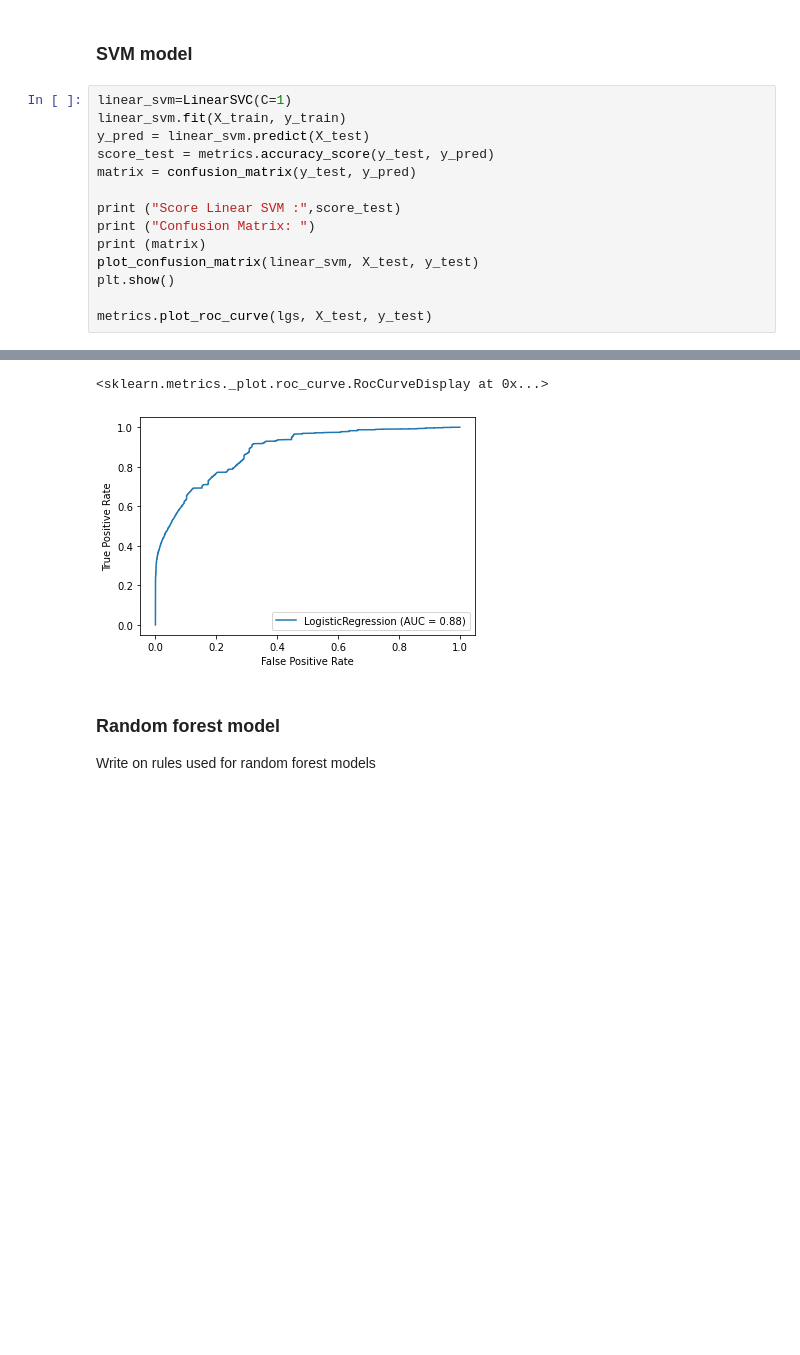
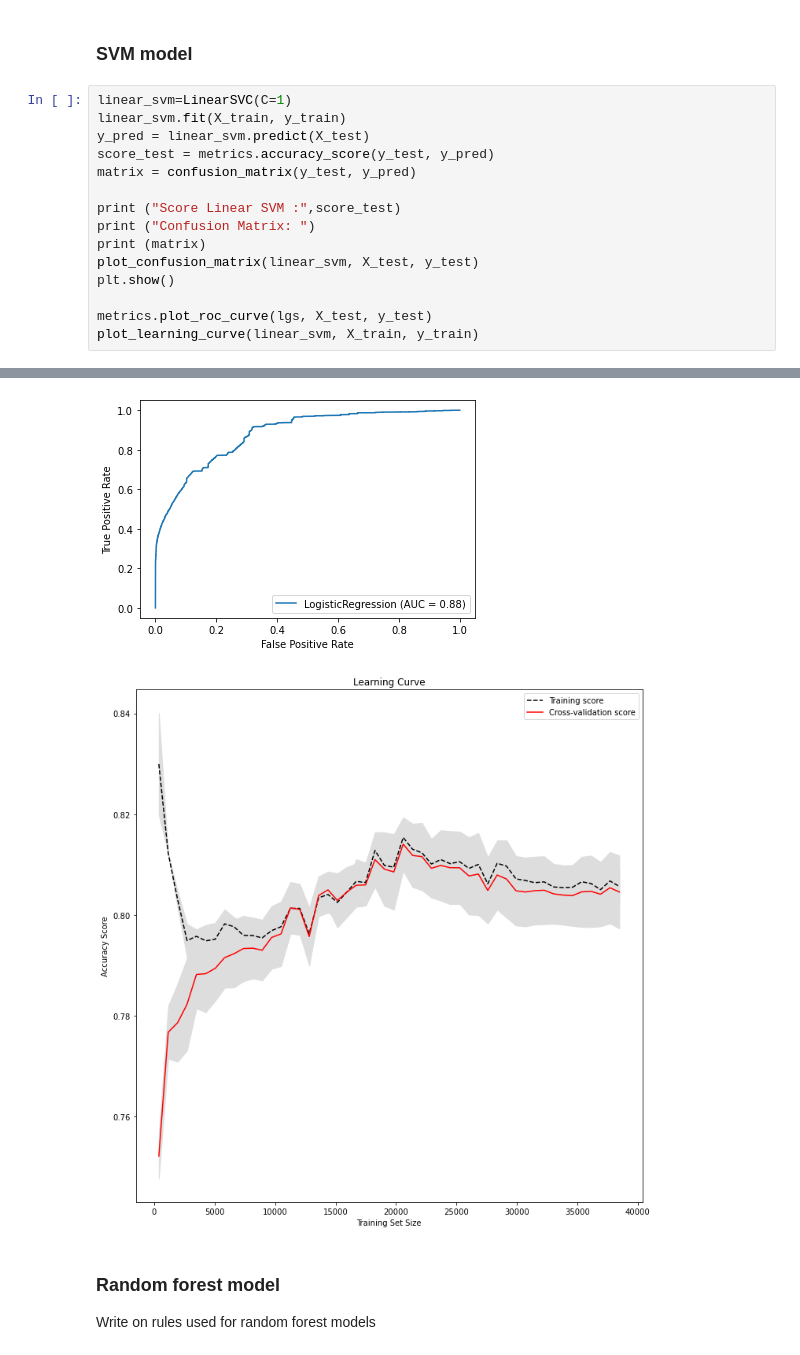
Before and after one commit to Aldair2202/Dissertation, a Jupyter notebook: Solution/Prototype1.ipynb, the cells around one changed output, grey strips where cells are left out. Cells and saved outputs as stored; diff of their text form; blank space fills up the shorter version.

```diff
--- a/Solution/Prototype1.ipynb
+++ b/Solution/Prototype1.ipynb
@@ -304,25 +329,26 @@ tree.plot_tree(dtc,max_depth=1)
 # %%
 linear_svm=LinearSVC(C=1)
 linear_svm.fit(X_train, y_train)
 y_pred = linear_svm.predict(X_test)
 score_test = metrics.accuracy_score(y_test, y_pred)
 matrix = confusion_matrix(y_test, y_pred)
 
 print ("Score Linear SVM :",score_test)
 print ("Confusion Matrix: ")
 print (matrix)
 plot_confusion_matrix(linear_svm, X_test, y_test)
 plt.show()
 
 metrics.plot_roc_curve(lgs, X_test, y_test)
+plot_learning_curve(linear_svm, X_train, y_train)
 # %% [output]
 Score Linear SVM : 0.8045305676855895
 Confusion Matrix:
 [[9634 1211]
  [2370 5105]]
 [figure]
-<sklearn.metrics._plot.roc_curve.RocCurveDisplay at 0x...>
 [figure]
+[figure, added]
 # %% [markdown]
 ### Random forest model
 
```
Also changed, not shown: parts of 11 cells of this notebook.
